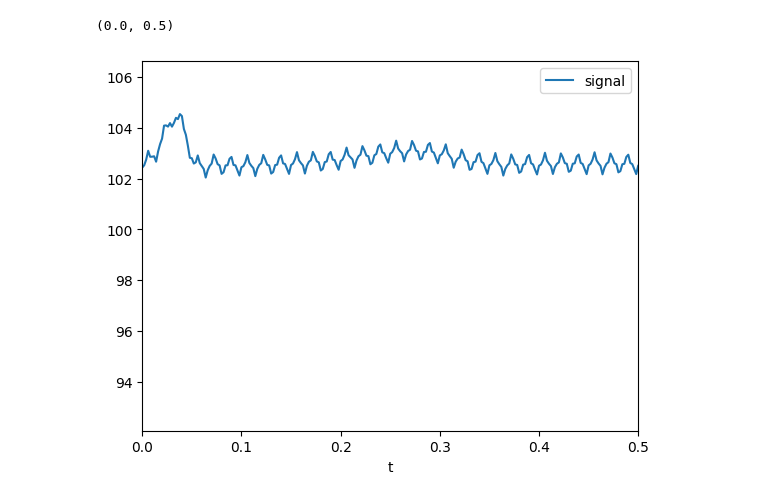
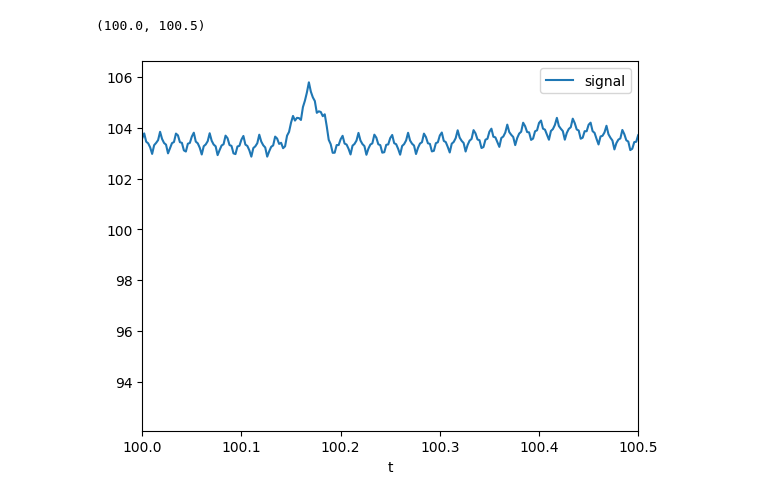
Before and after one commit to derick-amontagna/master-degree-ufsc-electrical-engineering, a Jupyter notebook: PSB/T1/ex04.ipynb, the cells around one changed output. Saved outputs shown, nothing was run; the diff lists cells and outputs as text; code cells hidden in the pictures.

```diff
--- a/PSB/T1/ex04.ipynb
+++ b/PSB/T1/ex04.ipynb
@@ -6,7 +7,7 @@ from scipy.fft import fft, fftfreq
 # %%
 df = pd.read_csv('C:\\Users\\doxda\\OneDrive\\Documentos\\Repositorios\\master-degree-ufsc-electrical-engineering\\PSB\\T1\\data\\ECGtest03.csv')
 df.plot(x='t', y='signal')
-plt.xlim([0, 0.5])
+plt.xlim([100, 100.5])
 # %% [output]
-(0.0, 0.5)
+(100.0, 100.5)
-[figure, old version]
+[figure, new version]
```
Also changed, not shown: parts of 7 cells of this notebook, 3 other files.
